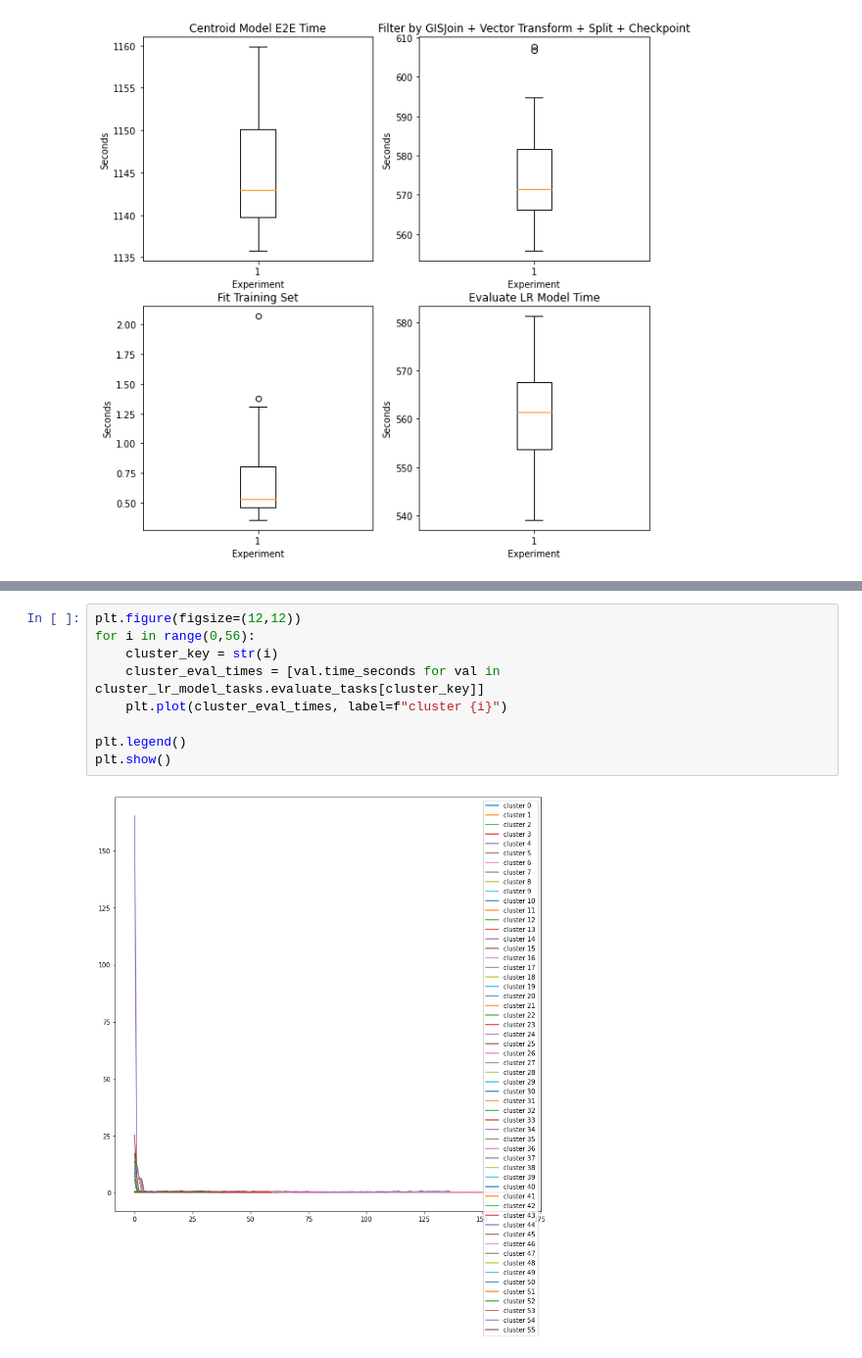
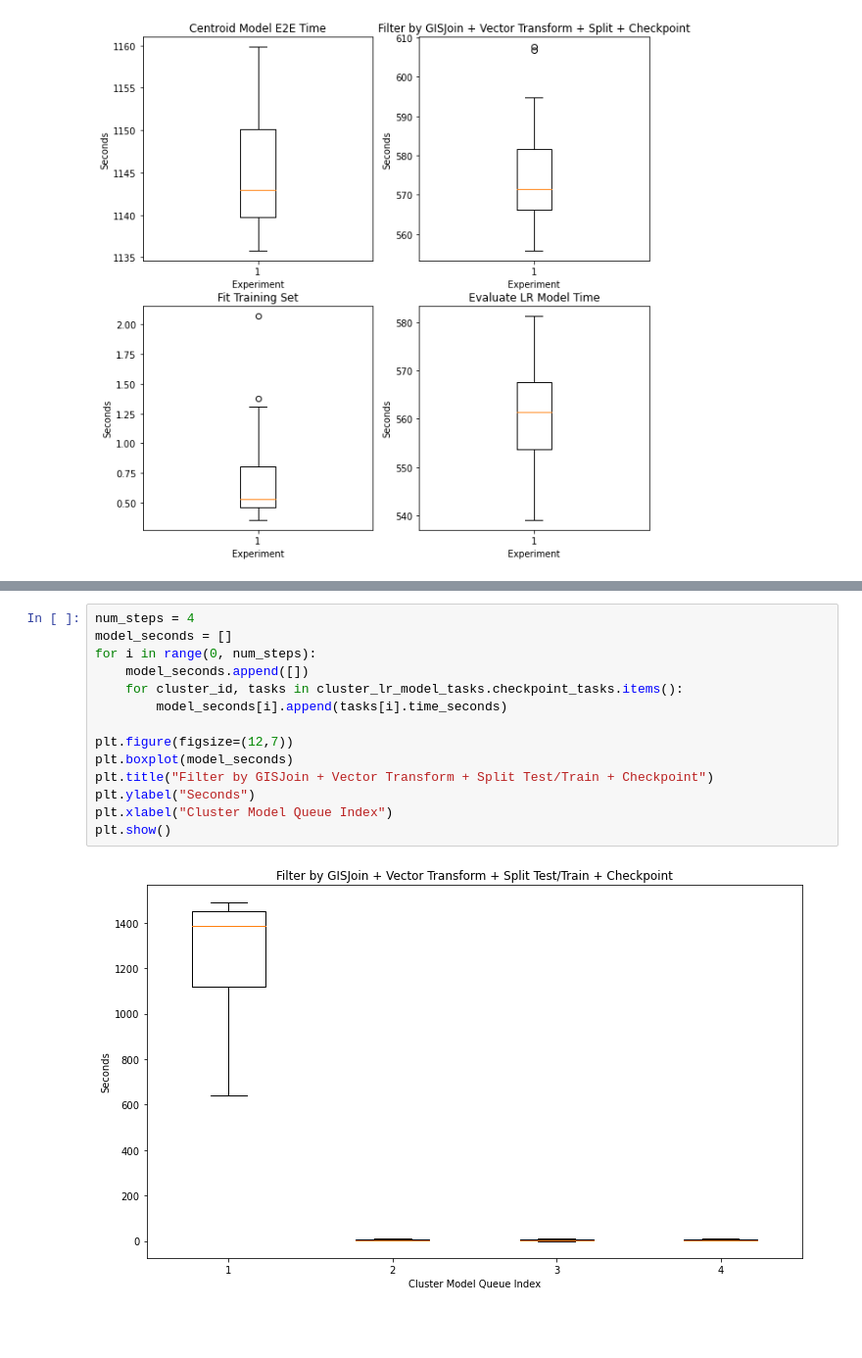
Before and after one commit to menuka94/transfer-learning, a Jupyter notebook: Job_Profiling.ipynb, the cells around one changed output, grey strips where cells are left out. Shown at 98% size. Saved outputs shown, nothing was run; the diff lists cells and outputs as text; blank space fills up the shorter version.

```diff
--- a/Job_Profiling.ipynb
+++ b/Job_Profiling.ipynb
@@ -239,11 +226,16 @@ Text(0.5, 0, 'Experiment')
-# %%
-plt.figure(figsize=(12,12))
-for i in range(0,56):
-    cluster_key = str(i)
-    cluster_eval_times = [val.time_seconds for val in cluster_lr_model_tasks.evaluate_tasks[cluster_key]]
-    plt.plot(cluster_eval_times, label=f"cluster {i}")
-
-plt.legend()
-plt.show()
-# %% [output]
-[figure, removed]
+# %%
+num_steps = 4
+model_seconds = []
+for i in range(0, num_steps):
+    model_seconds.append([])
+    for cluster_id, tasks in cluster_lr_model_tasks.checkpoint_tasks.items():
+        model_seconds[i].append(tasks[i].time_seconds)
+
+plt.figure(figsize=(12,7))
+plt.boxplot(model_seconds)
+plt.title("Filter by GISJoin + Vector Transform + Split Test/Train + Checkpoint")
+plt.ylabel("Seconds")
+plt.xlabel("Cluster Model Queue Index")
+plt.show()
+# %% [output]
+[figure, added]
```
Also changed, not shown: parts of 3 cells of this notebook, 55 other files.
